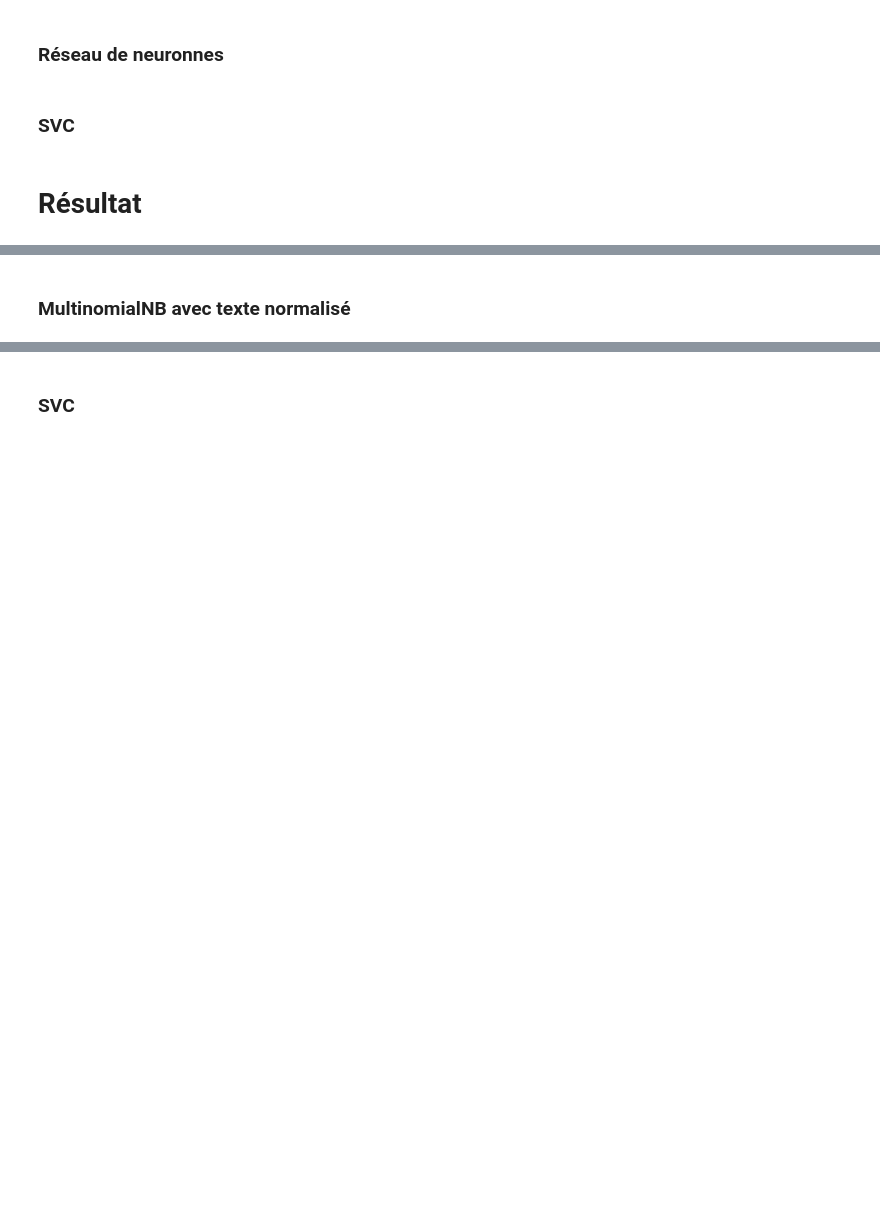
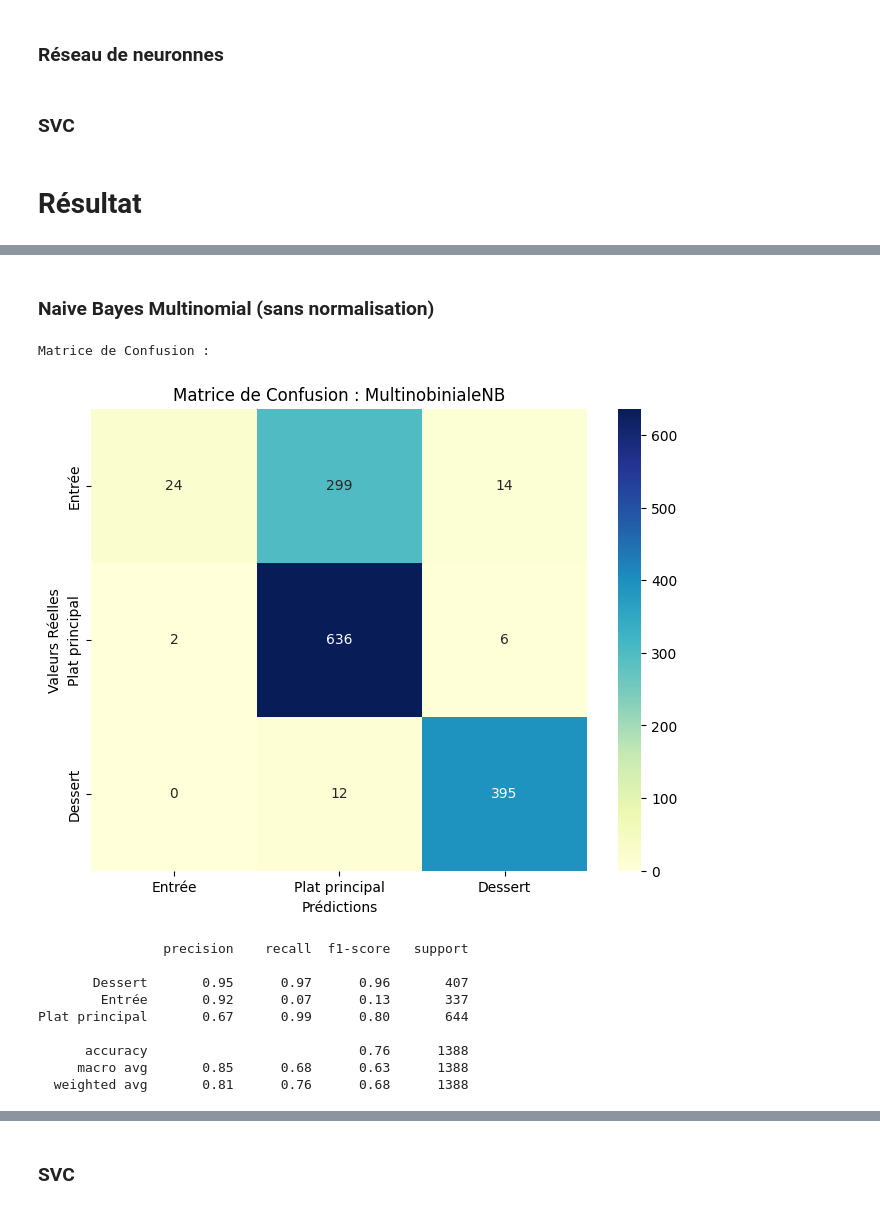
Before and after one commit to uvsq21805581/Projet-Intro-au-TALN-02-2024, a Jupyter notebook: src/main.ipynb, the cells around one changed output, grey strips where cells are left out. Drawn from its saved outputs; the diff is of its cells as text; code cells hidden in the pictures; blank space fills up the shorter version.

```diff
--- a/src/main.ipynb
+++ b/src/main.ipynb
@@ -97,14 +104,12 @@ train_df['recette_normalized'] = train_df['recette'].apply(normalize_text)
 # %%
-def MultinomialNB_classifier(x_train, y_train, test_df):
+def prediction(x_train, y_train, test_df, classifier, column_name, normalize=False):
 
-    model = make_pipeline(TfidfVectorizer(), MultinomialNB())
-
+    model = make_pipeline(TfidfVectorizer(), classifier)
     model.fit(x_train, y_train)
-
-    y_pred = model.predict(test_df['recette'])
-
-    test_df['Tfi-Df prediction'] = y_pred
+    if normalize:
+        y_pred = model.predict(test_df['recette_normalized'])
+    else:
+        y_pred = model.predict(test_df['recette'])
+    test_df[column_name] = y_pred
 
     return y_pred
-
-y_pred_MultNB = MultinomialNB_classifier(x_train, y_train, test_df)
@@ -112,0 +118,2 @@ y_pred_MultNB = MultinomialNB_classifier(x_train, y_train, test_df)
+# %%
+y_pred_MultNB = prediction(x_train, y_train, test_df, MultinomialNB(), 'Tfi-Df prediction')
@@ -240,4 +257,16 @@ results(y_main, y_test)
+# %% [markdown]
+### Naive Bayes Multinomial (sans normalisation)
 # %%
-results(y_pred_MultNB, y_test)
+results(y_pred_MultNB, y_test, 'MultinobinialeNB')
+# %% [output]
+Matrice de Confusion :
+[figure, added]
+                precision    recall  f1-score   support
+
+       Dessert       0.95      0.97      0.96       407
+        Entrée       0.92      0.07      0.13       337
+Plat principal       0.67      0.99      0.80       644
+
+      accuracy                           0.76      1388
+     macro avg       0.85      0.68      0.63      1388
+  weighted avg       0.81      0.76      0.68      1388
-# %% [markdown]
-### MultinomialNB avec texte normalisé
```
Also changed, not shown: parts of 54 cells of this notebook, 1 other file.
